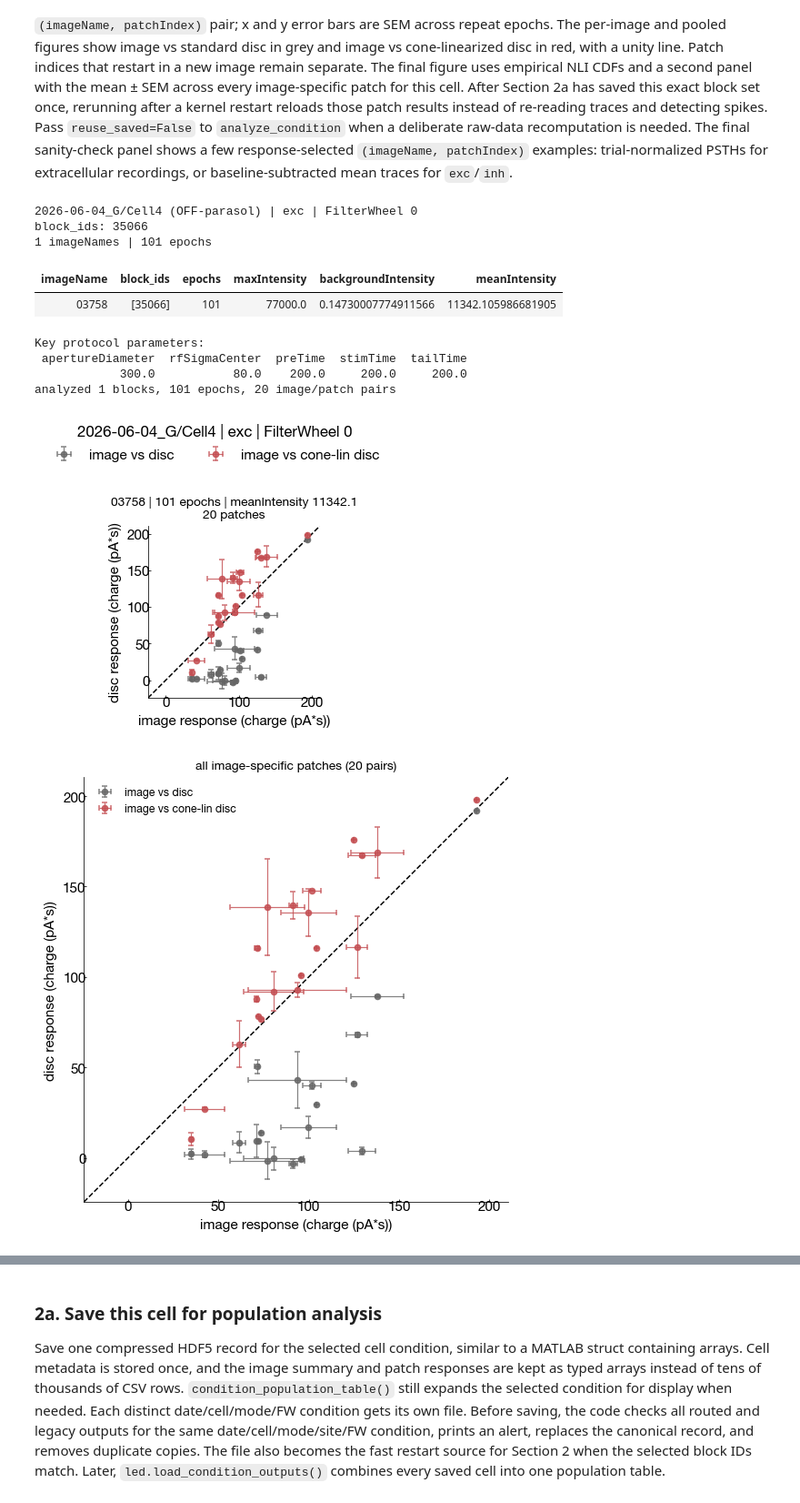
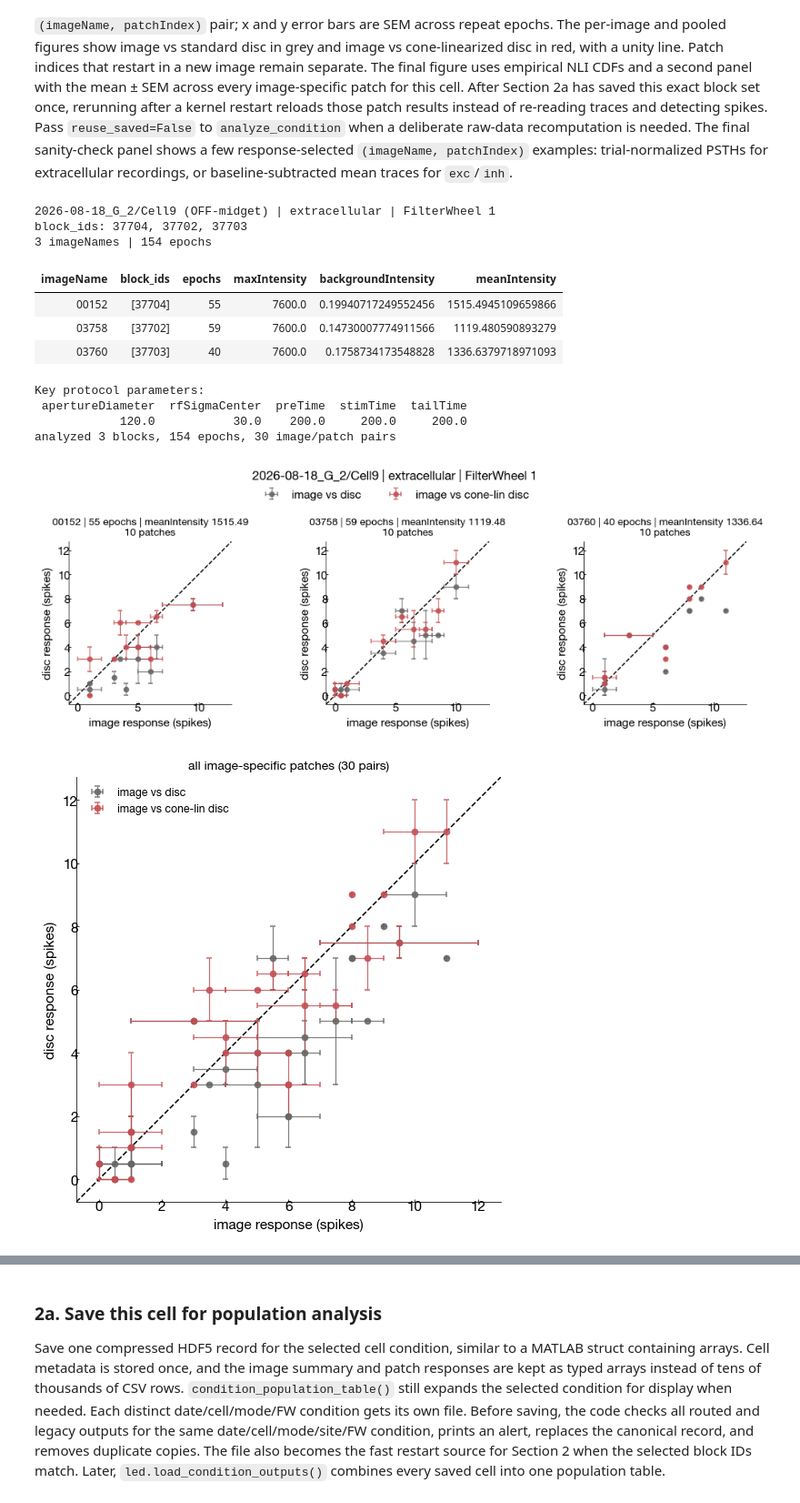
Before and after one commit to chrischen2/retinanalysis, a Jupyter notebook: SingCell_Notebooks/analyzeConeCenterDisc.ipynb, the cells around one changed output, grey strips where cells are left out. Shown at 91% size. Cells and saved outputs as stored; diff of their text form; code cells hidden in the pictures.

```diff
--- a/SingCell_Notebooks/analyzeConeCenterDisc.ipynb
+++ b/SingCell_Notebooks/analyzeConeCenterDisc.ipynb
@@ -125,48 +125,50 @@ CENTER_PROTOCOLS = (
     'LinearEquivalentDisc',
 )
 PROTOCOL_LABEL = 'cone-linearized center disc'
-DATE_INDEX = 23
-CELL_LABEL = 'Cell4'
-ONLINE_ANALYSIS = 'exc'  # 'extracellular', 'exc', or 'inh'
-FILTER_WHEEL_VALUE = 0.0          # authoritative numeric FilterWheel value
+DATE_INDEX = 27
+CELL_LABEL = 'Cell9'
+ONLINE_ANALYSIS = 'extracellular'  # 'extracellular', 'exc', or 'inh'
+FILTER_WHEEL_VALUE = 1.0          # authoritative numeric FilterWheel value
 
 analysis_dates = led.find_protocol_cells(CENTER_PROTOCOLS, show=False)
 analysis_dates.insert(
     0, 'date_index', pd.factorize(analysis_dates['exp_name'], sort=False)[0] + 1)
 date_rows = analysis_dates.loc[analysis_dates.date_index.eq(DATE_INDEX)]
 if date_rows.empty:
     raise ValueError(f'date_index {DATE_INDEX} is not available for {PROTOCOL_LABEL}')
 EXP_NAME = date_rows.exp_name.iloc[0]
 
 df_blocks = led.find_blocks(
     exp_names=[EXP_NAME], protocols=CENTER_PROTOCOLS, show=False)
 with contextlib.redirect_stdout(io.StringIO()), contextlib.redirect_stderr(io.StringIO()):
     df_blocks = led.check_series_resistance(
         df_blocks, show=False, sample_series_resistance=True)
 selected_blocks = df_blocks.copy()
 if selected_blocks.empty:
     raise ValueError(f'{EXP_NAME!r} has no cone-linearized center-disc blocks')
 
 condition_blocks = led.select_condition_blocks(
     selected_blocks, CELL_LABEL, ONLINE_ANALYSIS, FILTER_WHEEL_VALUE)
 key_parameters = (condition_blocks[[
     'apertureDiameter', 'rfSigmaCenter', 'preTime', 'stimTime', 'tailTime']]
     .drop_duplicates().reset_index(drop=True))
 print('Key protocol parameters:')
 print(key_parameters.to_string(index=False))
 condition = led.analyze_condition(condition_blocks)
 image_fig, pooled_fig, nli_fig = led.plot_condition(condition)
 #sample_psth_fig = led.plot_condition_sample_psths(
 #    condition_blocks, condition, n_pairs=3)
 # %% [output]
-2026-06-04_G/Cell4 (OFF-parasol) | exc | FilterWheel 0
-block_ids: 35066
-1 imageNames | 101 epochs
+2026-08-18_G_2/Cell9 (OFF-midget) | extracellular | FilterWheel 1
+block_ids: 37704, 37702, 37703
+3 imageNames | 154 epochs
 | imageName | block_ids | epochs | maxIntensity | backgroundIntensity | meanIntensity |
-| 03758 | [35066] | 101 | 77000.0 | 0.14730007774911566 | 11342.105986681905 |
+| 00152 | [37704] | 55 | 7600.0 | 0.19940717249552456 | 1515.4945109659866 |
+| 03758 | [37702] | 59 | 7600.0 | 0.14730007774911566 | 1119.480590893279 |
+| 03760 | [37703] | 40 | 7600.0 | 0.1758734173548828 | 1336.6379718971093 |
 Key protocol parameters:
  apertureDiameter  rfSigmaCenter  preTime  stimTime  tailTime
-            300.0           80.0    200.0     200.0     200.0
-analyzed 1 blocks, 101 epochs, 20 image/patch pairs
+            120.0           30.0    200.0     200.0     200.0
+analyzed 3 blocks, 154 epochs, 30 image/patch pairs
-[figure, old version]
+[figure, new version]
-[figure, old version]
+[figure, new version]
```
Also changed, not shown: parts of 3 cells of this notebook.
